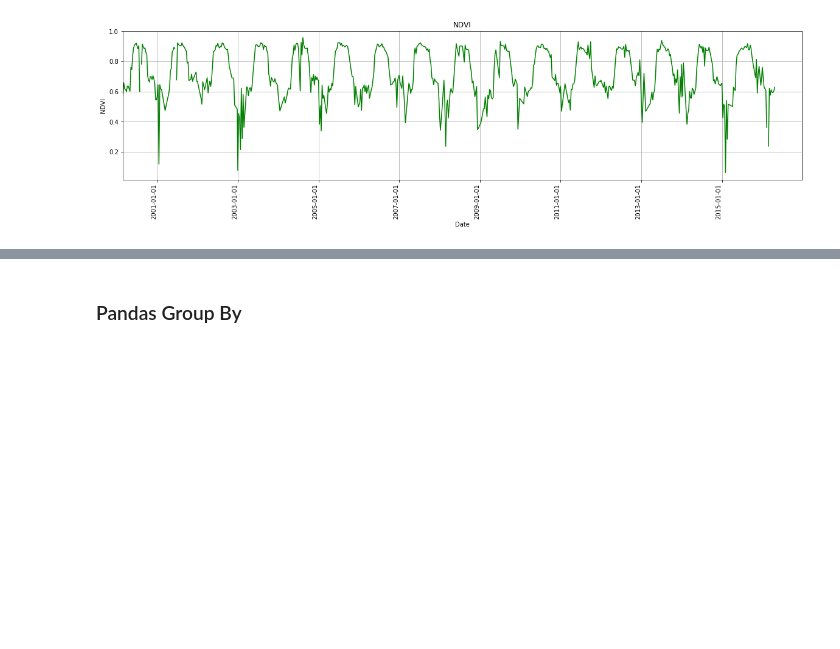
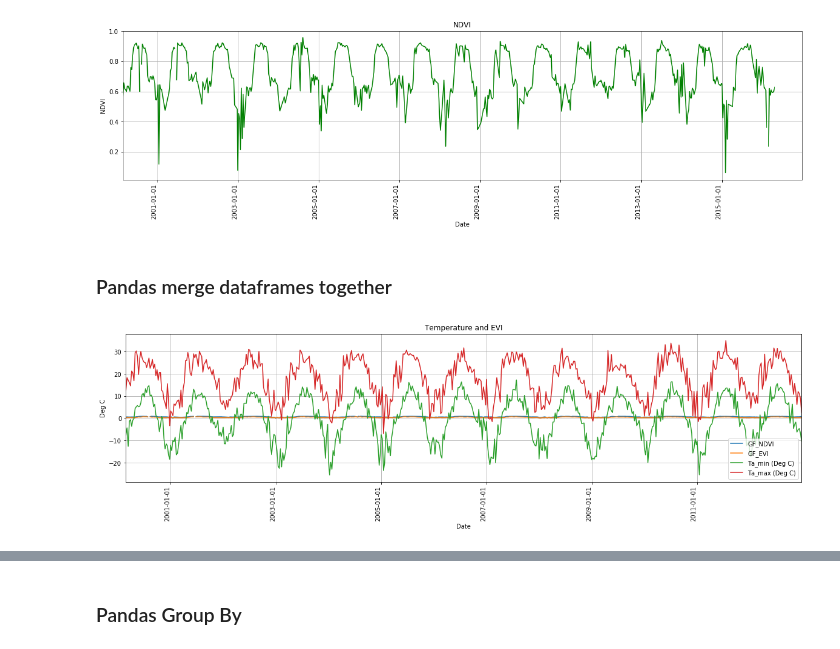
Before and after one commit to mbstacy/Python_ERS_2017, a Jupyter notebook: python_week2ers.ipynb, the cells around one changed output, grey strips where cells are left out. Drawn from its saved outputs; the diff is of its cells as text; code cells hidden in the pictures; blank space fills up the shorter version.

```diff
--- a/python_week2ers.ipynb
+++ b/python_week2ers.ipynb
@@ -297,4 +297,4 @@ rf_subset.columns
 # %% [output]
 Index(['GF_NDVI', 'GF_EVI'], dtype='object')
 # %%
-rf_data['VI_Classification']=rf_data['GF_NDVI'].apply(vi_classification)
+rf_subset['VI_Classification']=rf_subset['GF_NDVI'].apply(vi_classification)
@@ -322,0 +334,12 @@ rf_data
+# %%
+def vi_classification_row(dr):
+    if dr['GF_NDVI'] >0.5 and dr['GF_EVI']<0.5:
+        return "Set1"
+    else:
+        try:
+            result = dr['GF_NDVI'] * dr['GF_EVI']
+        except:
+            result = None
+        return result
+# %%
+rf_subset['set']=rf_subset.apply(vi_classification_row,axis=1)
@@ -324,3 +375,12 @@ rf_data
 myplot(rf_data.index, rf_data['GF_NDVI'],'g-',"NDVI","Date","NDVI")
 # %% [output]
 [figure]
+# %% [markdown]
+### Pandas merge dataframes together
+# %%
+mergedataframe = rf_subset.merge(flux_data,left_index=True,right_index=True)
+y=mdf[['GF_NDVI','GF_EVI','Ta_min (Deg C)','Ta_max (Deg C)']]
+mdf["Date"]= mdf.index
+myplot(mdf.Date,y,'','Temperature and EVI','Date','Deg C')
+# %% [output]
+[figure, added]
```
Also changed, not shown: parts of 22 cells of this notebook, 8 other files.
